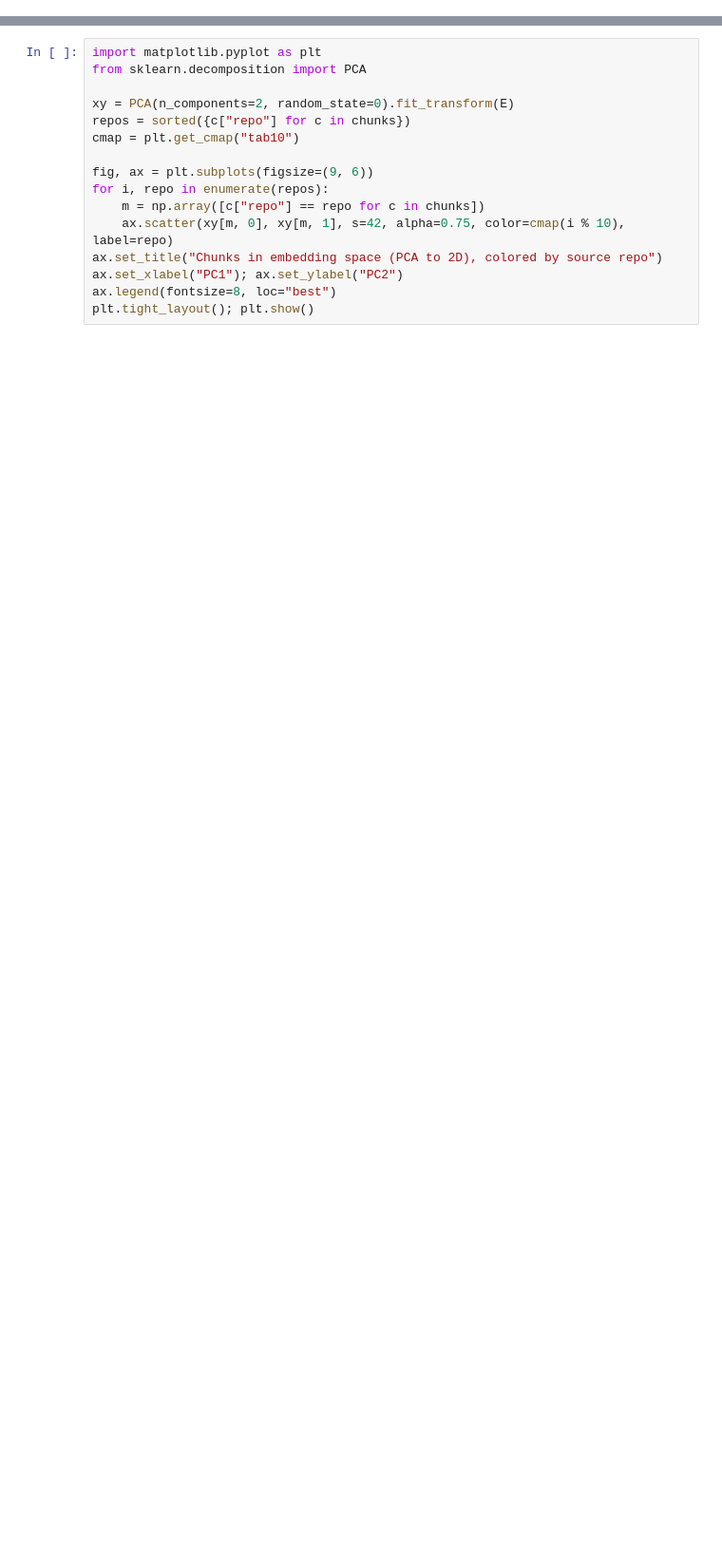
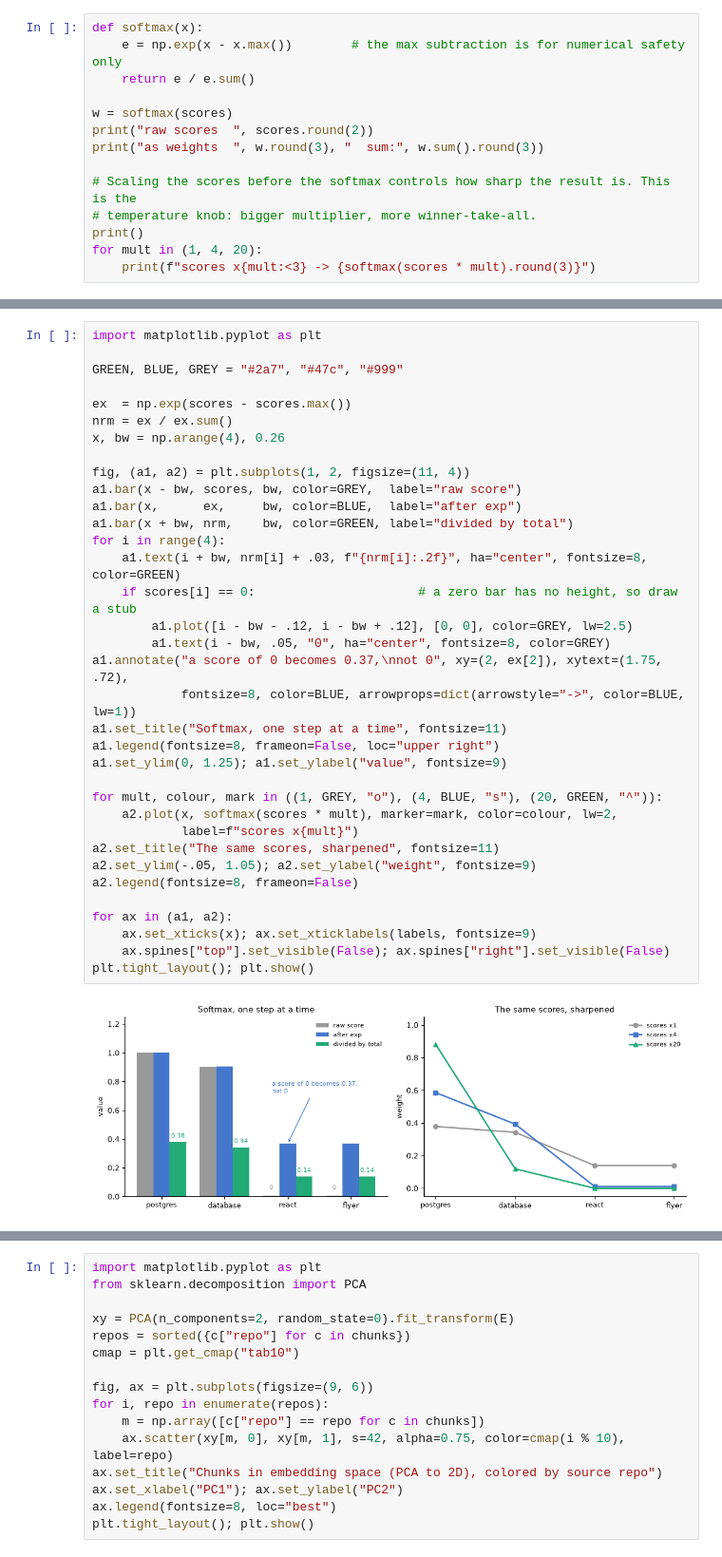
Before and after one commit to seanhelvey/rag-in-context, a Jupyter notebook: rag.ipynb, the cells around one changed output, grey strips where cells are left out. Shown at 95% size. Drawn from its saved outputs; the diff is of its cells as text; blank space fills up the shorter version.

```diff
--- a/rag.ipynb
+++ b/rag.ipynb
@@ -74,0 +93,14 @@ latency rather than capability.
+# %%
+def softmax(x):
+    e = np.exp(x - x.max())        # the max subtraction is for numerical safety only
+    return e / e.sum()
+
+w = softmax(scores)
+print("raw scores  ", scores.round(2))
+print("as weights  ", w.round(3), "  sum:", w.sum().round(3))
+
+# Scaling the scores before the softmax controls how sharp the result is. This is the
+# temperature knob: bigger multiplier, more winner-take-all.
+print()
+for mult in (1, 4, 20):
+    print(f"scores x{mult:<3} -> {softmax(scores * mult).round(3)}")
@@ -74,0 +117,37 @@ latency rather than capability.
+# %%
+import matplotlib.pyplot as plt
+
+GREEN, BLUE, GREY = "#2a7", "#47c", "#999"
+
+ex  = np.exp(scores - scores.max())
+nrm = ex / ex.sum()
+x, bw = np.arange(4), 0.26
+
+fig, (a1, a2) = plt.subplots(1, 2, figsize=(11, 4))
+a1.bar(x - bw, scores, bw, color=GREY,  label="raw score")
+a1.bar(x,      ex,     bw, color=BLUE,  label="after exp")
+a1.bar(x + bw, nrm,    bw, color=GREEN, label="divided by total")
+for i in range(4):
+    a1.text(i + bw, nrm[i] + .03, f"{nrm[i]:.2f}", ha="center", fontsize=8, color=GREEN)
+    if scores[i] == 0:                      # a zero bar has no height, so draw a stub
+        a1.plot([i - bw - .12, i - bw + .12], [0, 0], color=GREY, lw=2.5)
+        a1.text(i - bw, .05, "0", ha="center", fontsize=8, color=GREY)
+a1.annotate("a score of 0 becomes 0.37,\nnot 0", xy=(2, ex[2]), xytext=(1.75, .72),
+            fontsize=8, color=BLUE, arrowprops=dict(arrowstyle="->", color=BLUE, lw=1))
+a1.set_title("Softmax, one step at a time", fontsize=11)
+a1.legend(fontsize=8, frameon=False, loc="upper right")
+a1.set_ylim(0, 1.25); a1.set_ylabel("value", fontsize=9)
+
+for mult, colour, mark in ((1, GREY, "o"), (4, BLUE, "s"), (20, GREEN, "^")):
+    a2.plot(x, softmax(scores * mult), marker=mark, color=colour, lw=2,
+            label=f"scores x{mult}")
+a2.set_title("The same scores, sharpened", fontsize=11)
+a2.set_ylim(-.05, 1.05); a2.set_ylabel("weight", fontsize=9)
+a2.legend(fontsize=8, frameon=False)
+
+for ax in (a1, a2):
+    ax.set_xticks(x); ax.set_xticklabels(labels, fontsize=9)
+    ax.spines["top"].set_visible(False); ax.spines["right"].set_visible(False)
+plt.tight_layout(); plt.show()
+# %% [output]
+[figure, added]
```
Also changed, not shown: parts of 51 cells of this notebook, 3 other files.
